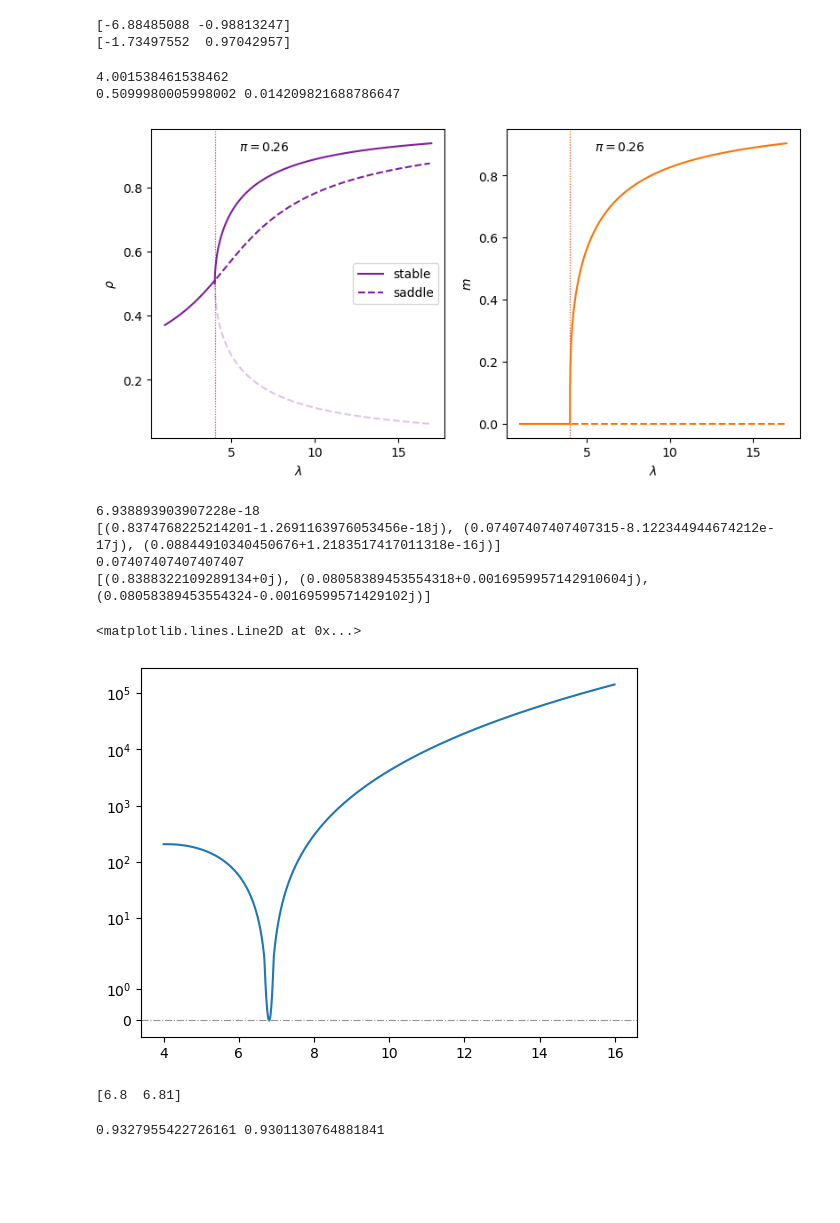
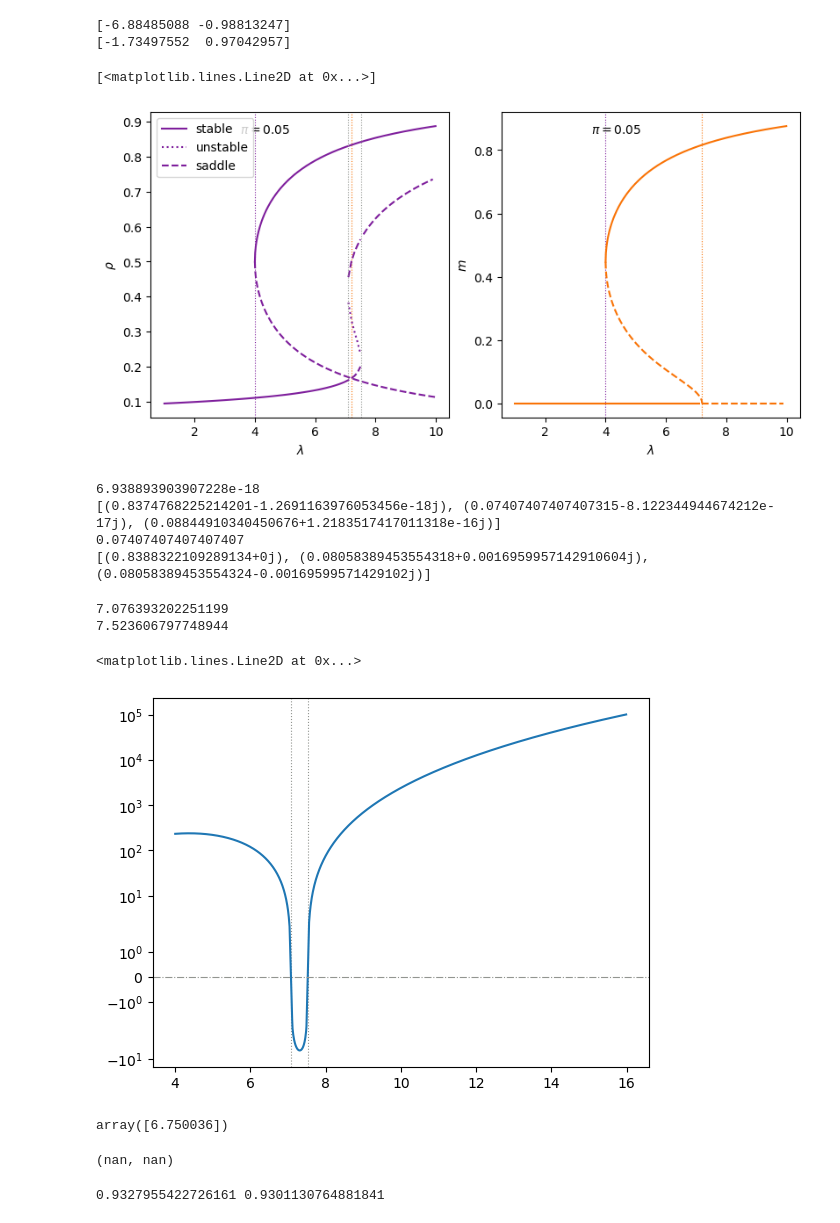
Before and after one commit to dmarchp/TFM_code, a Jupyter notebook: det_sols_f0_as_pi/non_lin_rec_two_sites.ipynb, the cells around one changed output. Drawn from its saved outputs; the diff is of its cells as text; code cells hidden in the pictures; blank space fills up the shorter version.

```diff
--- a/det_sols_f0_as_pi/non_lin_rec_two_sites.ipynb
+++ b/det_sols_f0_as_pi/non_lin_rec_two_sites.ipynb
@@ -345,27 +390,16 @@ print(eigvals_p)
 [-1.73497552  0.97042957]
 # %%
 # pi_small, pi_large = 0.01, 0.26
-pi_small, pi_large = 0.02, 0.26
-# pi_small, pi_large = 0.05, 0.5
+# pi_small, pi_large = 0.02, 0.26
+pi_small, pi_large = 0.05, 0.5
 # pi_small, pi_large = 0.1, 1.0
 
 # pi_small, pi_large = 0.24, 0.25
-# %%
-pi = 0.26
-lm = (4*pi + 1)**2/(4*pi)
-print(lm)
-l = 4.0016
-rhop = (1+np.sqrt(1-4*r/l))/2
-mp = np.sqrt(rhop**2 - 4*pi/l)
-print(rhop, mp)
-# %% [output]
-4.001538461538462
-0.5099980005998002 0.014209821688786647
 # %%
 # ls = np.arange(1,8,0.01)
 # ls = np.arange(1,32,0.01) # pi = 0.01
-ls = np.arange(1,17,0.01) # pi = 0.02
-# ls = np.arange(1,10,0.01) # pi = 0.05
+# ls = np.arange(1,17,0.01) # pi = 0.02
+ls = np.arange(1,10,0.01) # pi = 0.05
 # ls = np.arange(1,8,0.01) # pi = 0.1
 r = 1
 
@@ -406,8 +440,8 @@ r = 1
 # pi small
 pi = pi_small
 # ls_m0 = np.arange(1,32,0.1)
-ls_m0 = np.arange(1,17,0.1)
-# ls_m0 = np.arange(1,10,0.1)
+# ls_m0 = np.arange(1,17,0.1)
+ls_m0 = np.arange(1,10,0.1)
 # ls_m0 = np.arange(1,8,0.1)
 ls_m0 = np.around(ls_m0, 8)
 ls_extra_sols = []
@@ -458,7 +492,7 @@ ax[1].set(xlabel=r'$\lambda$', ylabel=r'$m$')
 
 
 pi_small_plot = True
-pi_small_plot = False
+# pi_small_plot = False
 if pi_small_plot:
     rho_m_plus = rho_m_plus_pi_small
     rho_m_minus = rho_m_minus_pi_small
@@ -487,35 +521,42 @@ else:
     ax[0].plot(ls, rho_m_plus[0], color='xkcd:purple', ls='-', label='stable')
     ax[0].plot(ls, rho_m_minus[0], color='xkcd:purple', ls='--', alpha=0.25)
 
 if idx_last_l_w_extra_sols and pi_small_plot:
     ax[0].plot(ls_extra_sols, rho_m0_pi_small_extra_sols[0][0], color='xkcd:purple', ls=':', label='unstable')
     ax[0].plot(ls_extra_sols, rho_m0_pi_small_extra_sols[1][0], color='xkcd:purple', ls='--', label='saddle')
     rhos_m0_stable = np.array(rho_m0[0])[ls_m0 <= lambda_m]
     rhos_m0_saddle_1 = np.array(rho_m0[0])[np.logical_and(ls_m0 > lambda_m, ls_m0 <= ls_m0[idx_last_l_w_extra_sols])]
     rhos_m0_saddle_2 = np.array(rho_m0[0])[np.logical_and(ls_m0 > lambda_m, ls_m0 > ls_m0[idx_last_l_w_extra_sols])]
     ax[0].plot(ls_m0[ls_m0 <= lambda_m], rhos_m0_stable, color='xkcd:purple', ls='-')
     ax[0].plot(ls_m0[np.logical_and(ls_m0 > lambda_m, ls_m0 <= ls_m0[idx_last_l_w_extra_sols])], rhos_m0_saddle_1, color='xkcd:purple', ls='--')
     ax[0].plot(ls_m0[np.logical_and(ls_m0 > lambda_m, ls_m0 > ls_m0[idx_last_l_w_extra_sols])], rhos_m0_saddle_2, color='xkcd:purple', ls='--')
 elif (not idx_last_l_w_extra_sols and pi_small_plot) or not pi_small_plot:
     rhos_m0_stable = np.array(rho_m0[0])[ls_m0 <= lambda_m]
     rhos_m0_saddle = np.array(rho_m0[0])[ls_m0 > lambda_m]
     ax[0].plot(ls_m0[ls_m0 <= lambda_m], rhos_m0_stable, color='xkcd:purple', ls='-')
     ax[0].plot(ls_m0[ls_m0 > lambda_m], rhos_m0_saddle, color='xkcd:purple', ls='--', label='saddle')
 
+if pi_small_plot and idx_last_l_w_extra_sols:
+    dic_intervals = {0.02: [(5, 10), (10, 16)], 0.05: [(7, 7.11), (7.48, 7.8)]}
+    if pi_small in dic_intervals.keys():
+        for interval in dic_intervals[pi_small]:
+            root = bisect(poly3_rho_m0_deltas_sqrt, interval[0], interval[1], args=(r, pi))
+            ax[0].axvline(root, 0, 1, ls=':', lw=0.8, color='xkcd:gray')
 
 ax[0].legend()
 
 
 ax[1].plot(ls, rho_m_plus[1], color='xkcd:orange', ls='-')
 if pi_small_plot:
     ax[1].plot(ls, rho_m_minus[1], color='xkcd:orange', ls='--')
 
 ax[1].plot(ls_m0[ls_m0 <= lambda_m], np.array(rho_m0[1])[ls_m0 <= lambda_m], color='xkcd:orange', ls='-')
 ax[1].plot(ls_m0[ls_m0 > lambda_m], np.array(rho_m0[1])[ls_m0 > lambda_m], color='xkcd:orange', ls='--')
 
-fig.savefig(f'bifurcations_rho_m_pi_{pi}.png')
+# fig.savefig(f'bifurcations_rho_m_pi_{pi}.png')
 # %% [output]
+[<matplotlib.lines.Line2D at 0x...>]
-[figure, old version]
+[figure, new version]
 # %%
 ### let's check this thing:
 # when pi < 1/4, there's a moment where the lower pranch of the m==0 sols cruts with the lower branch of the m != 0 sols, seemingly at lambda=lambda_m
@@ -540,22 +581,46 @@ print(rhom)
 0.07407407407407407
 [(0.8388322109289134+0j), (0.08058389453554318+0.0016959957142910604j), (0.08058389453554324-0.00169599571429102j)]
 # %%
-r, pi = 1, 0.061
+fig, ax = plt.subplots()
+
+r, pi = 1, 0.05
 ls = np.arange(4.0,16.0, 0.01)
-delta0, delta1 = poly3_rho_m0_deltas(r, ls, pi)
-radicand = delta1**2 - 4*delta0**3
 
-fig, ax = plt.subplots()
+# r, pi = 1, 0.062499
+# ls = np.arange(6.5,7.2, 0.0000005)
+
+# delta0, delta1 = poly3_rho_m0_deltas(r, ls, pi)
+# radicand = delta1**2 - 4*delta0**3
+radicand = poly3_rho_m0_deltas_sqrt(ls, r, pi)
+
+# root = bisect(poly3_rho_m0_deltas_sqrt, 5, 10, args=(r, pi)) # pi = 0.02
+root = bisect(poly3_rho_m0_deltas_sqrt, 7, 7.11, args=(r, pi)) # pi = 0.05
+print(root)
+ax.axvline(root, 0, 1, ls=':', lw=0.8, color='xkcd:gray')
+
+# root = bisect(poly3_rho_m0_deltas_sqrt, 10, 16, args=(r, pi))
+root = bisect(poly3_rho_m0_deltas_sqrt, 7.48, 7.8, args=(r, pi))
+print(root)
+ax.axvline(root, 0, 1, ls=':', lw=0.8, color='xkcd:gray')
+
+
 ax.set(yscale='symlog')
 ax.plot(ls, radicand)
 ax.axhline(0.0, ls='-.', lw=0.8, color='xkcd:gray')
 # %% [output]
-<matplotlib.lines.Line2D at 0x...>
+7.076393202251199
+7.523606797748944
+<matplotlib.lines.Line2D at 0x...>
-[figure, old version]
+[figure, new version]
 # %%
-print(ls[radicand < 0])
+ls[radicand <= 0]
 # %% [output]
-[6.8  6.81]
+array([6.750036])
+# %%
+sols = poly2_rho_m0_deltas_sqrt_sols(r, pi=0.05)
+print(sols)
+# %% [output]
+(nan, nan)
 # %%
 # old bifurcation plots; could be deleted....
 fig, ax = plt.subplots(1, 2, constrained_layout=True, figsize=(8,4))
```
Also changed, not shown: parts of 2 cells of this notebook.
